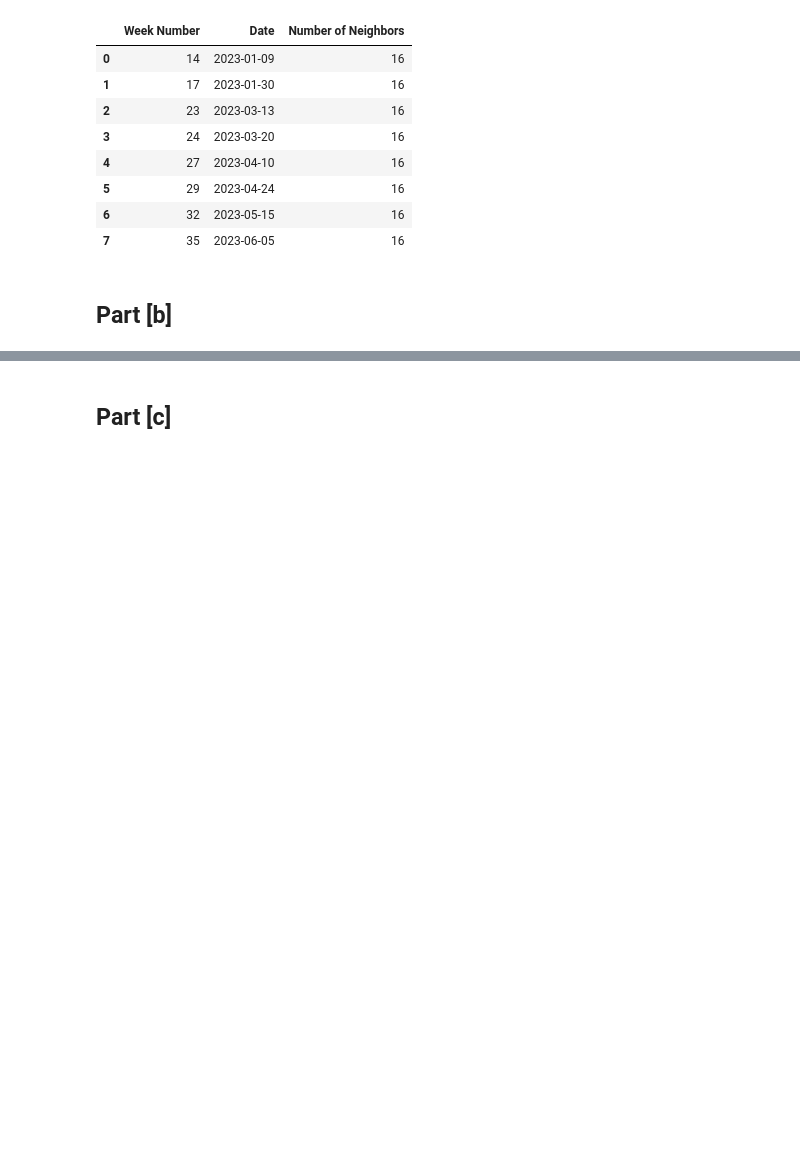
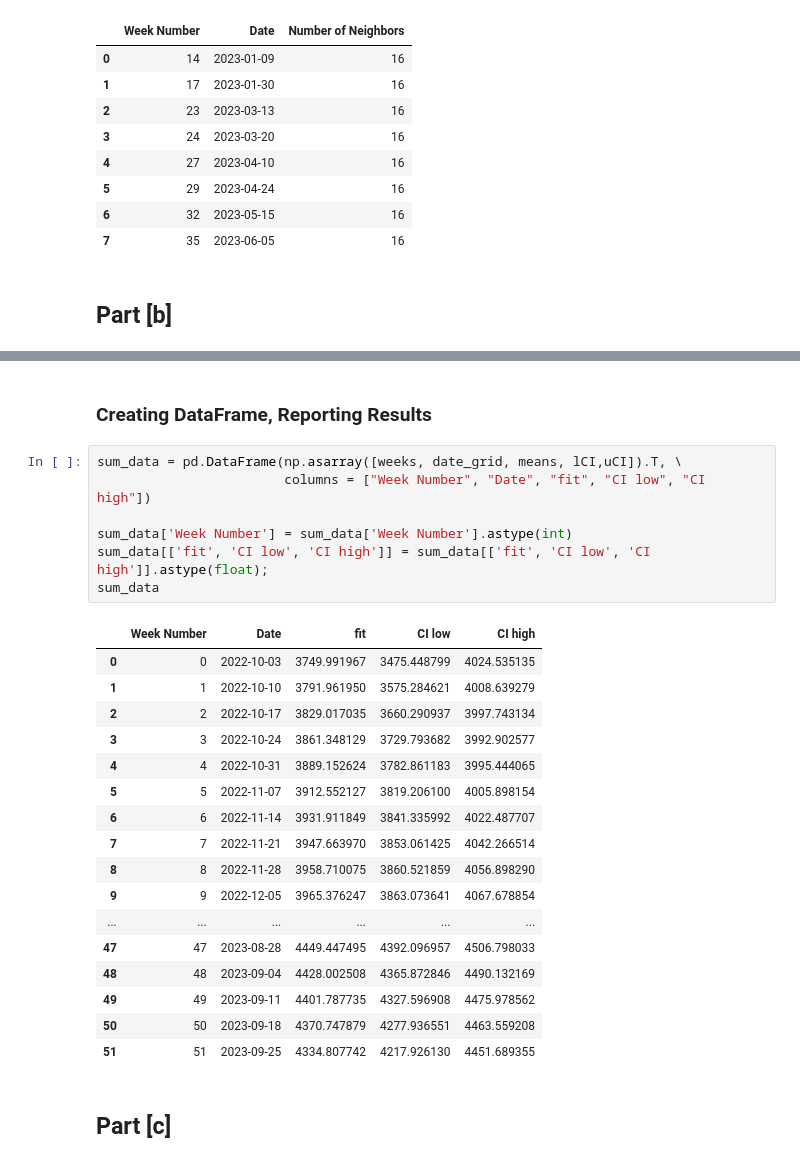
Before and after one commit to dg3358/Columbia-ACTU-5841, a Jupyter notebook: Assignment 6/Assignment-6.ipynb, the cells around one changed output, grey strips where cells are left out. Cells and saved outputs as stored; diff of their text form; blank space fills up the shorter version.

```diff
--- a/Assignment 6/Assignment-6.ipynb
+++ b/Assignment 6/Assignment-6.ipynb
@@ -110,2 +149,29 @@ neighborhoods_x
+# %% [markdown]
+### Creating DataFrame, Reporting Results
+# %%
+sum_data = pd.DataFrame(np.asarray([weeks, date_grid, means, lCI,uCI]).T, \
+                        columns = ["Week Number", "Date", "fit", "CI low", "CI high"])
+
+sum_data['Week Number'] = sum_data['Week Number'].astype(int)
+sum_data[['fit', 'CI low', 'CI high']] = sum_data[['fit', 'CI low', 'CI high']].astype(float);
+sum_data
+# %% [output]
+|  | Week Number | Date | fit | CI low | CI high |
+| 0 | 0 | 2022-10-03 | 3749.991967 | 3475.448799 | 4024.535135 |
+| 1 | 1 | 2022-10-10 | 3791.961950 | 3575.284621 | 4008.639279 |
+| 2 | 2 | 2022-10-17 | 3829.017035 | 3660.290937 | 3997.743134 |
+| 3 | 3 | 2022-10-24 | 3861.348129 | 3729.793682 | 3992.902577 |
+| 4 | 4 | 2022-10-31 | 3889.152624 | 3782.861183 | 3995.444065 |
+| 5 | 5 | 2022-11-07 | 3912.552127 | 3819.206100 | 4005.898154 |
+| 6 | 6 | 2022-11-14 | 3931.911849 | 3841.335992 | 4022.487707 |
+| 7 | 7 | 2022-11-21 | 3947.663970 | 3853.061425 | 4042.266514 |
+| 8 | 8 | 2022-11-28 | 3958.710075 | 3860.521859 | 4056.898290 |
+| 9 | 9 | 2022-12-05 | 3965.376247 | 3863.073641 | 4067.678854 |
+| ... | ... | ... | ... | ... | ... |
+| 47 | 47 | 2023-08-28 | 4449.447495 | 4392.096957 | 4506.798033 |
+| 48 | 48 | 2023-09-04 | 4428.002508 | 4365.872846 | 4490.132169 |
+| 49 | 49 | 2023-09-11 | 4401.787735 | 4327.596908 | 4475.978562 |
+| 50 | 50 | 2023-09-18 | 4370.747879 | 4277.936551 | 4463.559208 |
+| 51 | 51 | 2023-09-25 | 4334.807742 | 4217.926130 | 4451.689355 |
 # %% [markdown]
 ## Part [c]
```
Also changed, not shown: parts of 16 cells of this notebook.
